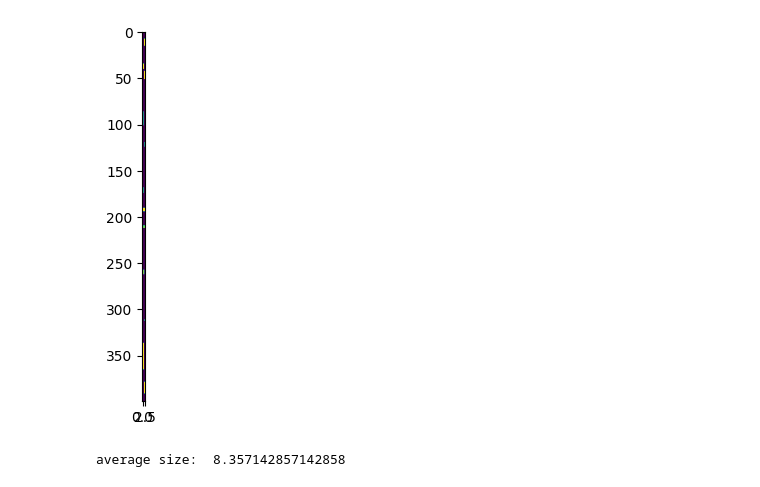
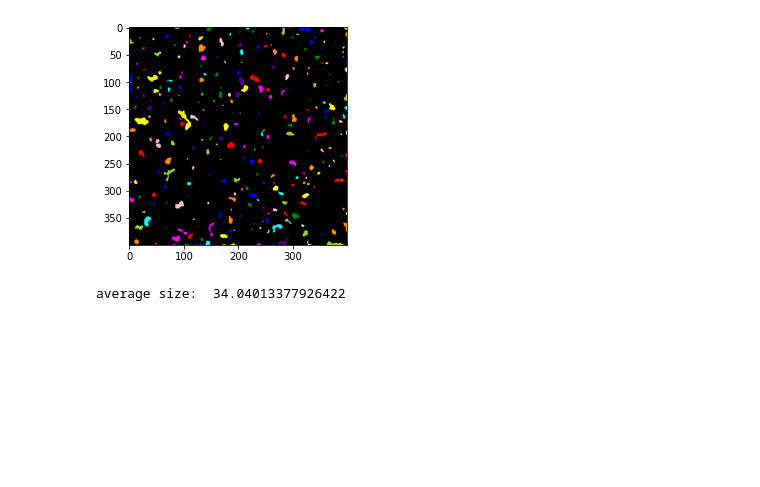
Before and after one commit to cappertherapper/Bachelorprojekt, a Jupyter notebook: test_mean_size.ipynb, the cells around one changed output. Saved outputs shown, nothing was run; the diff lists cells and outputs as text; code cells hidden in the pictures; blank space fills up the shorter version.

```diff
--- a/test_mean_size.ipynb
+++ b/test_mean_size.ipynb
@@ -25,11 +25,11 @@ a, t
 # %%
-noise = generate_noise(size=400, threshold=t, smooth=a)[0]
+noise = generate_noise(size=400, threshold=t, smooth=a)
 plt.imshow(label2rgb(noise))
 plt.show()
 print('average size: ', mean_size(noise))
 # %% [output]
-[figure, old version]
+[figure, new version]
-average size:  8.357142857142858
+average size:  34.04013377926422
 # %%
 plt.imshow(label2rgb(im))
 plt.show()
```
Also changed, not shown: parts of 4 cells of this notebook, 4 other files.
